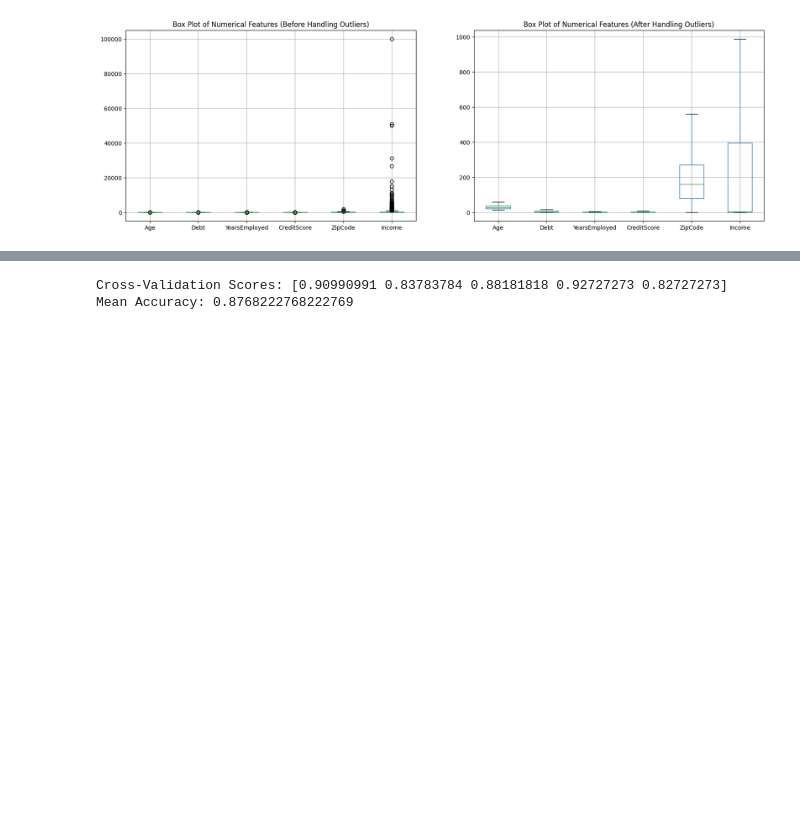
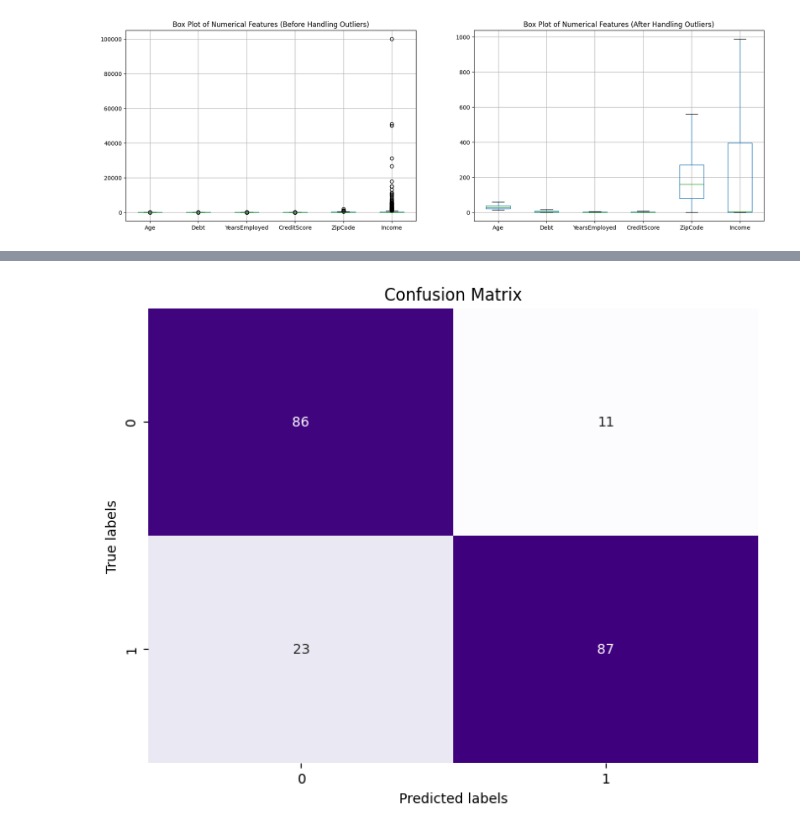
Before and after one commit to Bubly28/Credit-Card-Approval, a Jupyter notebook: DS_Project.ipynb, the cells around one changed output, grey strips where cells are left out. Drawn from its saved outputs; the diff is of its cells as text; code cells hidden in the pictures; blank space fills up the shorter version.

```diff
--- a/DS_Project.ipynb
+++ b/DS_Project.ipynb
@@ -316,7 +331,7 @@ X = data_outliers_handled.drop(columns=['ApprovalStatus'])  # Features
 y = data_outliers_handled['ApprovalStatus']  # Target variable
 
 # Split the data into training and testing sets
-X_train, X_test, y_train, y_test = train_test_split(X, y, test_size=0.2, random_state=42)
+X_train, X_test, y_train, y_test = train_test_split(X, y, test_size=0.3, random_state=42)
 
 # Print the shapes of the training and testing sets
 print("X_train shape:", X_train.shape)
@@ -368,25 +385,17 @@ Scaled Training Data:
 # %%
-from sklearn.metrics import accuracy_score, confusion_matrix
+from sklearn.linear_model import LogisticRegression
+from sklearn.metrics import accuracy_score
 
-# Initialize the Logistic Regression model
-logistic_regression_model = LogisticRegression()
+# Initialize the logistic regression model
+logistic_reg_model = LogisticRegression()
 
-# Train the model on the scaled training data
-logistic_regression_model.fit(X_train_scaled, y_train)
+# Train the model on the training data
+logistic_reg_model.fit(X_train_scaled, y_train)
 
-# Predict the target variable on the scaled testing data
-y_pred = logistic_regression_model.predict(X_test_scaled)
+# Make predictions on the testing data
+y_pred = logistic_reg_model.predict(X_test_scaled)
 
-# Calculate accuracy
+# Evaluate the model's performance
 accuracy = accuracy_score(y_test, y_pred)
-
-# Calculate the confusion matrix
-conf_matrix = confusion_matrix(y_test, y_pred)
-
-# Print the accuracy
 print("Accuracy:", accuracy)
-
-# Print the confusion matrix
-print("\nConfusion Matrix:")
-print(conf_matrix)
 # %% [output]
@@ -442,19 +403,17 @@ Confusion Matrix:
-# %%
-from sklearn.model_selection import cross_val_score, StratifiedKFold
-from sklearn.linear_model import LogisticRegression
-
-# Define logistic regression model
-logistic_regression_model = LogisticRegression(C=0.1)  # Use the best hyperparameters found previously
-
-# Define cross-validation strategy
-cv = StratifiedKFold(n_splits=5, shuffle=True, random_state=42)
-
-# Perform cross-validation
-cross_val_scores = cross_val_score(logistic_regression_model, X_train_scaled[:, selected_features], y_train, cv=cv, scoring='accuracy')
-
-# Print cross-validation scores
-print("Cross-Validation Scores:", cross_val_scores)
-print("Mean Accuracy:", cross_val_scores.mean())
-# %% [output]
-Cross-Validation Scores: [0.90990991 0.83783784 0.88181818 0.92727273 0.82727273]
-Mean Accuracy: 0.8768222768222769
+# %%
+from sklearn.metrics import confusion_matrix
+import matplotlib.pyplot as plt
+import seaborn as sns
+
+# Calculate confusion matrix
+conf_matrix = confusion_matrix(y_test, y_pred)
+
+# Plot confusion matrix
+plt.figure(figsize=(8, 6))
+sns.heatmap(conf_matrix, annot=True, fmt="d", cmap="Purples", cbar=False)
+plt.xlabel("Predicted labels")
+plt.ylabel("True labels")
+plt.title("Confusion Matrix")
+plt.show()
+# %% [output]
+[figure, added]
```
Also changed, not shown: parts of 14 cells of this notebook.
